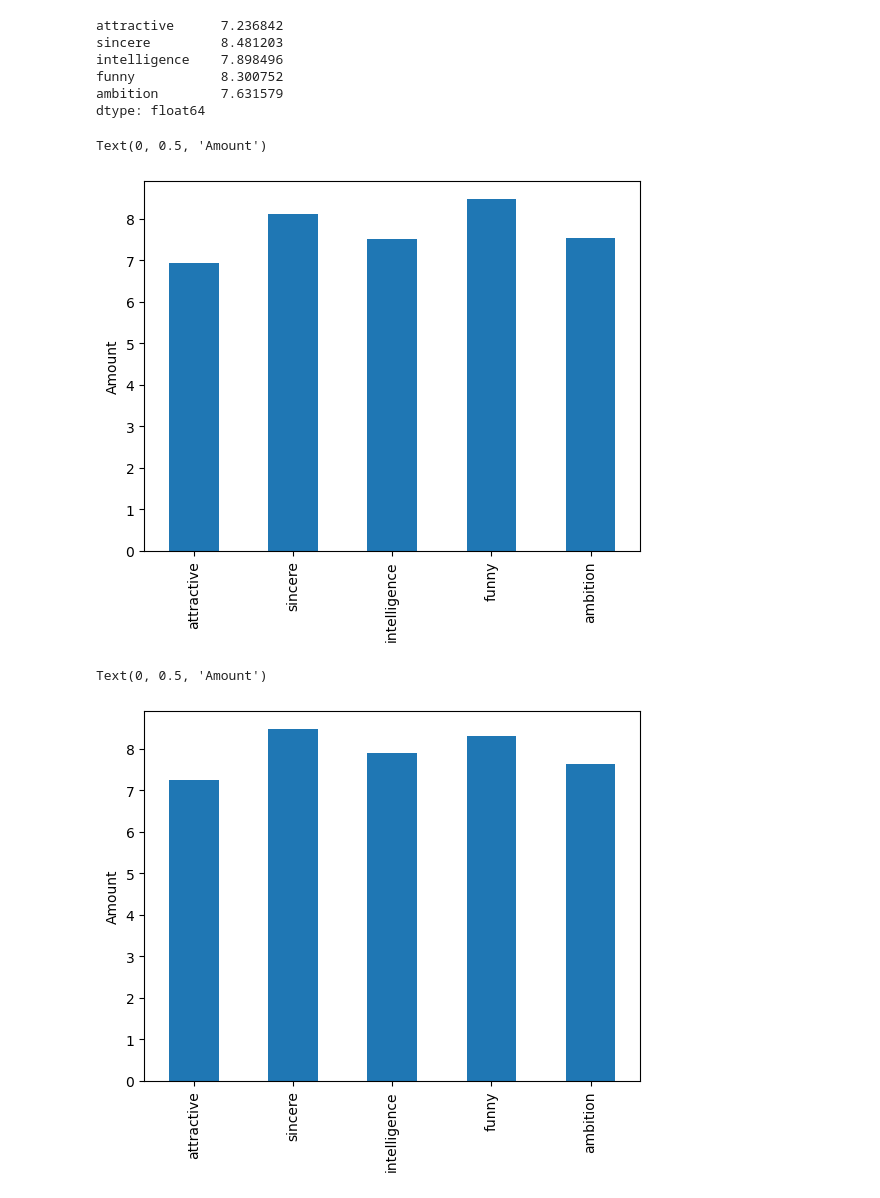
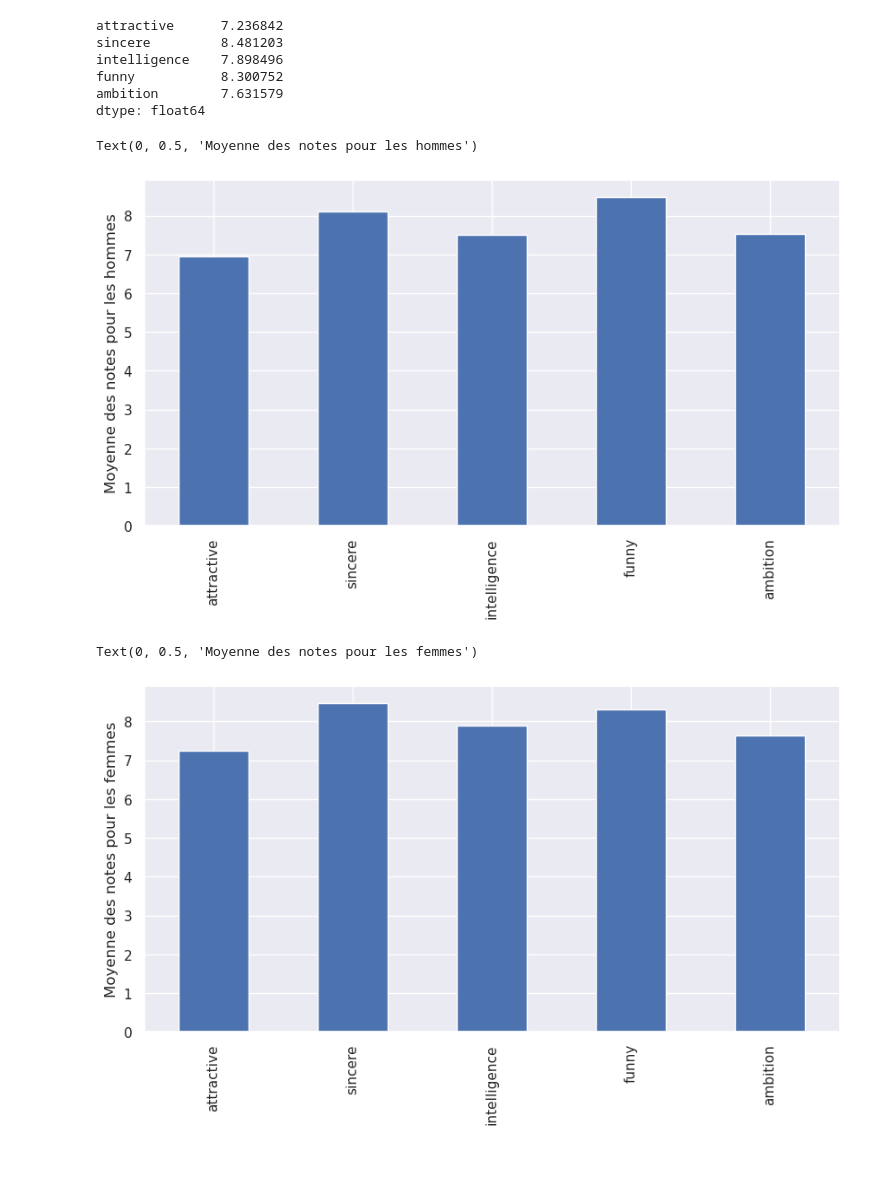
Before and after one commit to arthursabre/Projet-DS-Python-analyse-plateforme-speed-dating-, a Jupyter notebook: comparaison homme femme.ipynb, the cells around one changed output. Cells and saved outputs as stored; diff of their text form; code cells hidden in the pictures; blank space fills up the shorter version.

```diff
--- a/comparaison homme femme.ipynb
+++ b/comparaison homme femme.ipynb
@@ -96,14 +97,16 @@ funny           8.300752
 ambition        7.631579
 dtype: float64
 # %%
+sns.set(rc={'figure.figsize':(10,5)}) # Augmenter la taille du graphique
 ax = df_p[df_p['gender'] == 'male'][['attractive', 'sincere', 'intelligence', 'funny', 'ambition']].mean().plot.bar(legend=False)
-ax.set_ylabel("Amount")
+ax.set_ylabel("Moyenne des notes pour les hommes")
 # %% [output]
-Text(0, 0.5, 'Amount')
+Text(0, 0.5, 'Moyenne des notes pour les hommes')
-[figure, old version]
+[figure, new version]
 # %%
+sns.set(rc={'figure.figsize':(10,5)}) # Augmenter la taille du graphique
 ax = df_p[df_p['gender'] == 'female'][['attractive', 'sincere', 'intelligence', 'funny', 'ambition']].mean().plot.bar(legend=False)
-ax.set_ylabel("Amount")
+ax.set_ylabel("Moyenne des notes pour les femmes")
 # %% [output]
-Text(0, 0.5, 'Amount')
+Text(0, 0.5, 'Moyenne des notes pour les femmes')
-[figure, old version]
+[figure, new version]
```
Also changed, not shown: parts of 13 cells of this notebook, 4 other files.
